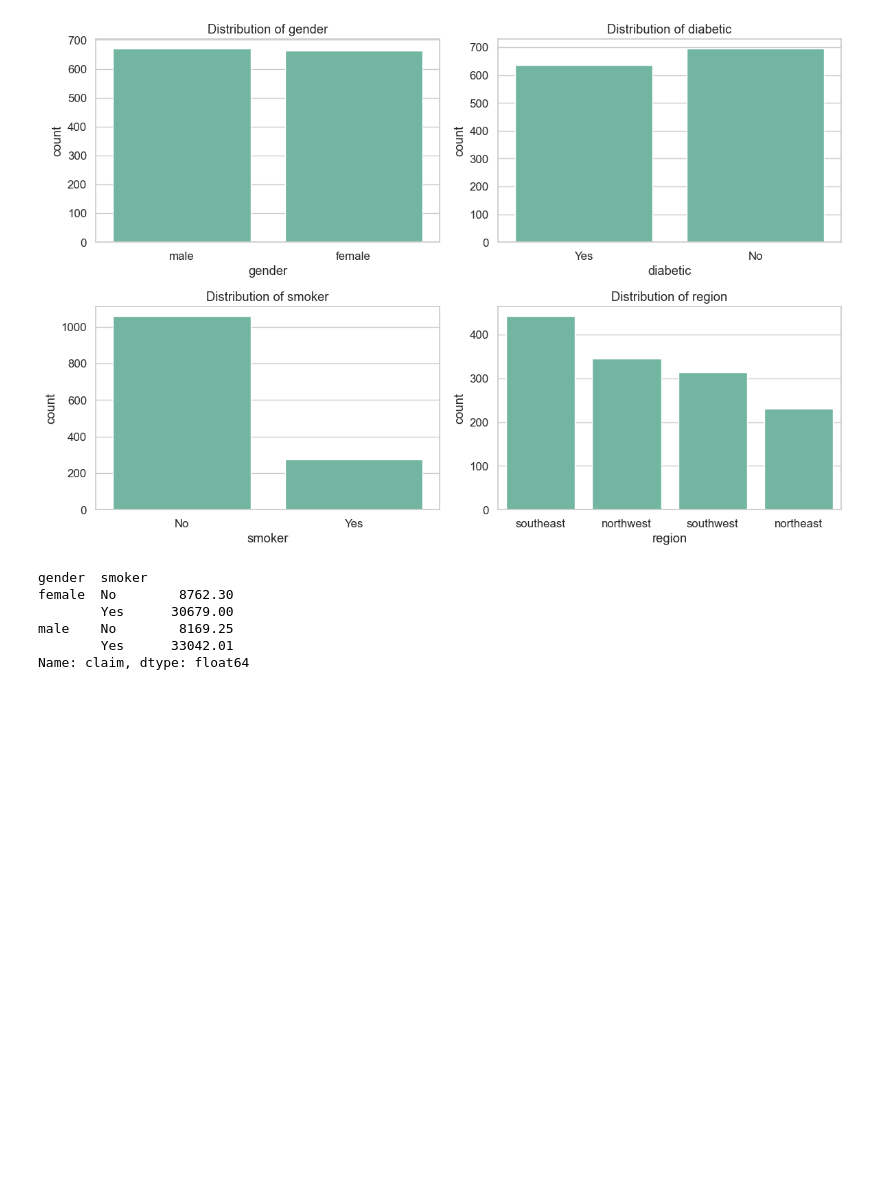
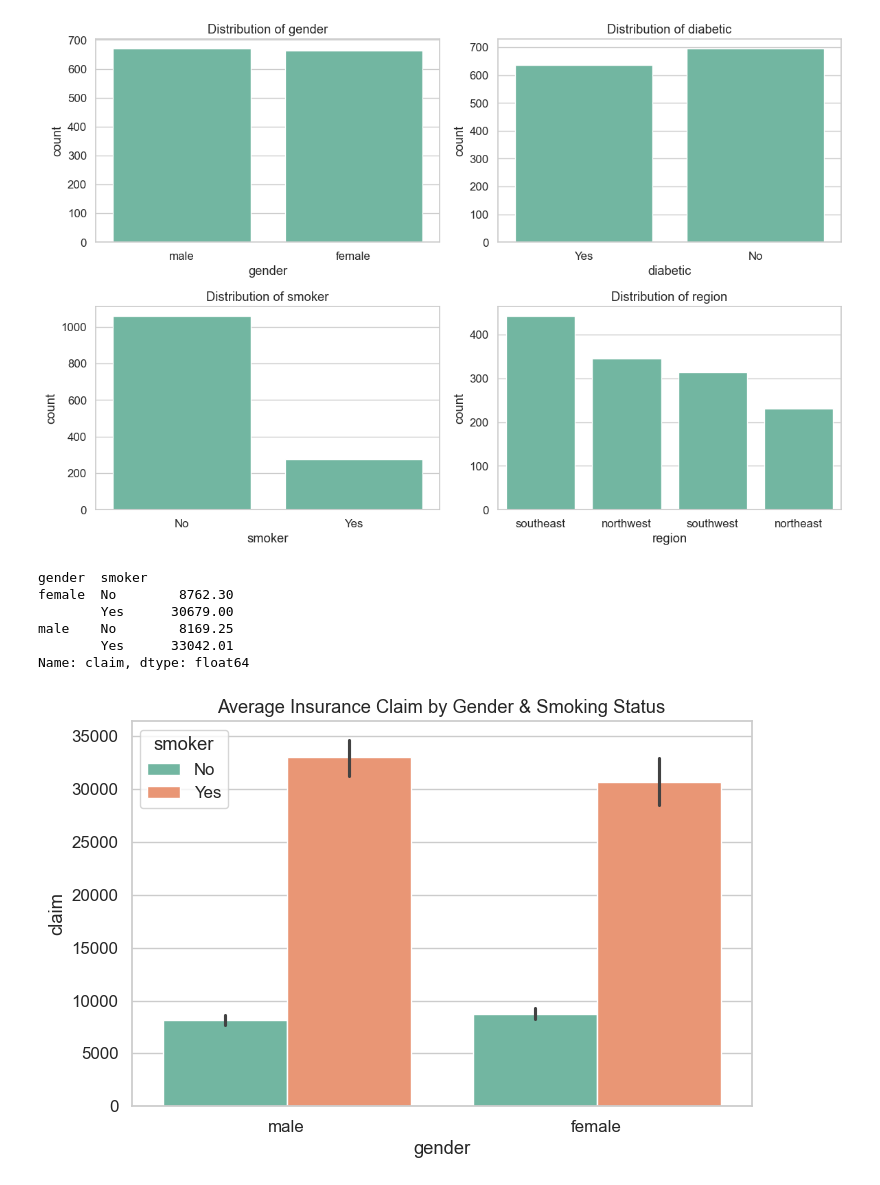
Before and after one commit to chirraaggggg/Medical-Insurance-Cost-Prediction-Using-ML, a Jupyter notebook: model_analysis.ipynb, the cells around one changed output. Saved outputs shown, nothing was run; the diff lists cells and outputs as text; code cells hidden in the pictures; blank space fills up the shorter version.

```diff
--- a/model_analysis.ipynb
+++ b/model_analysis.ipynb
@@ -224,3 +224,7 @@ Name: claim, dtype: float64
 # %%
 plt.figure(figsize=(8,5))
 sns.barplot(data = df,x = "gender", y ="claim", hue = "smoker", estimator = "mean",)
+plt.title("Average Insurance Claim by Gender & Smoking Status")
+plt.show()
+# %% [output]
+[figure, added]
```
Also changed, not shown: parts of 5 cells of this notebook.
